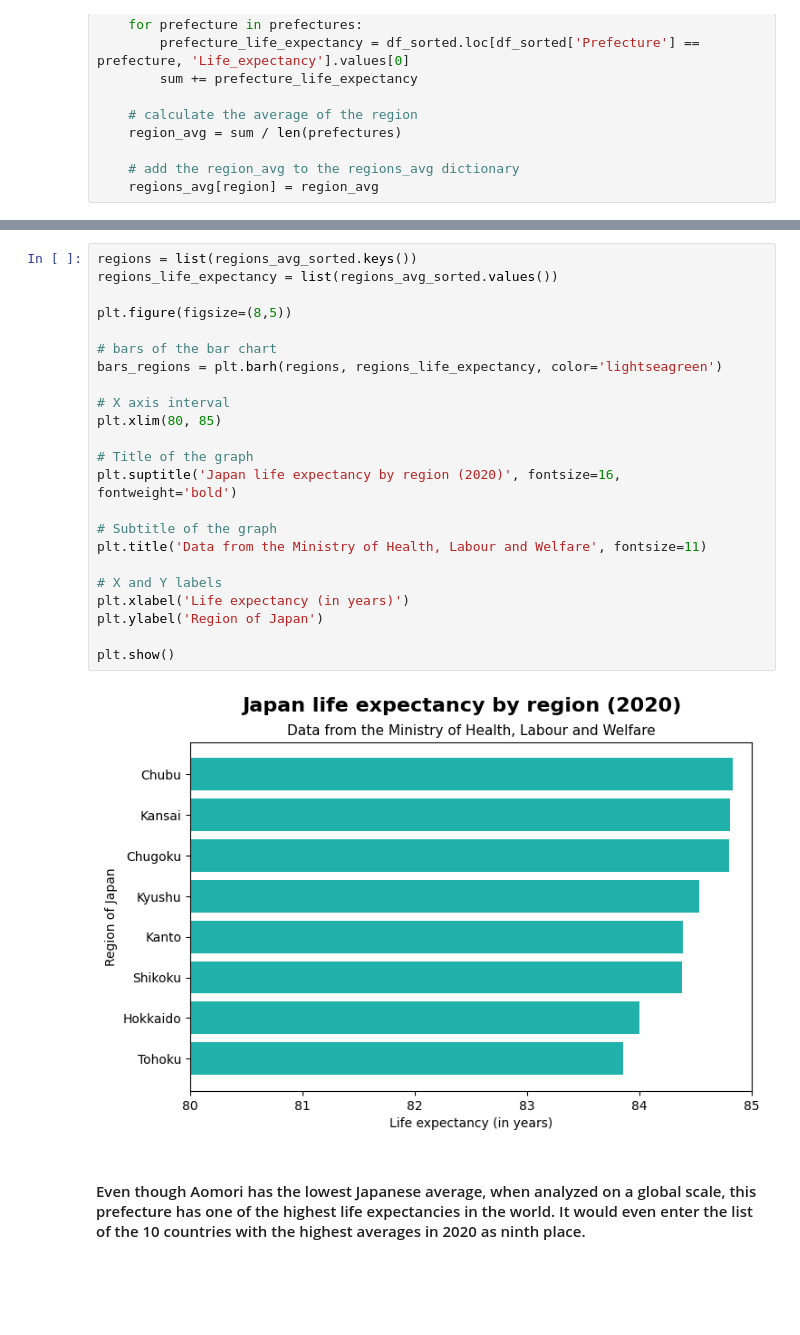
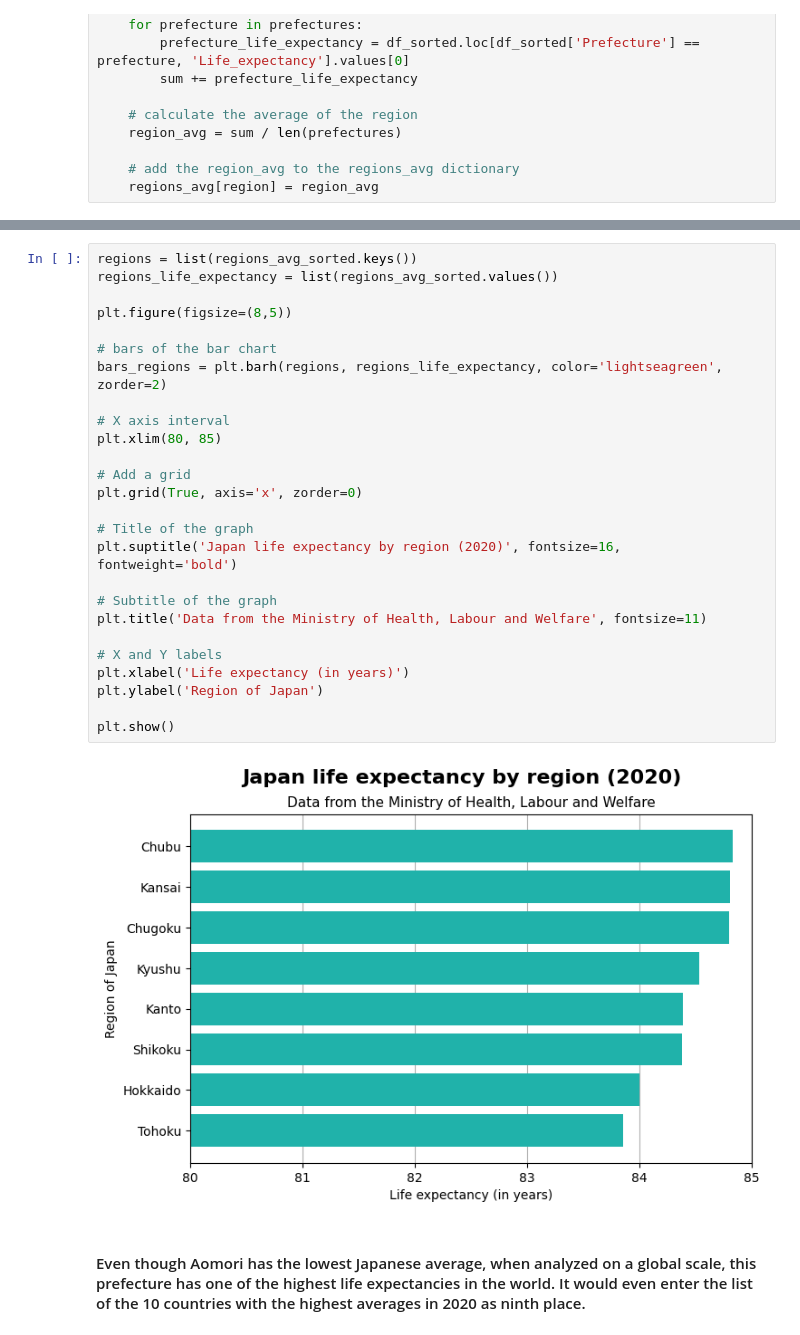
Before and after one commit to rafaseto/japan-life-expectancy, a Jupyter notebook: data_analysis.ipynb, the cells around one changed output, grey strips where cells are left out. Drawn from its saved outputs; the diff is of its cells as text; blank space fills up the shorter version.

Commit message:
add grid to 'Japan life expectancy by region (2020)'
Add a grid on the x axis of the bar chart 'Japan life expectancy by region (2020)'.

```diff
--- a/data_analysis.ipynb
+++ b/data_analysis.ipynb
@@ -89,28 +87,31 @@ regions_avg_sorted = dict(sorted(regions_avg.items(), key=lambda item: item[1]))
 # %%
 regions = list(regions_avg_sorted.keys())
 regions_life_expectancy = list(regions_avg_sorted.values())
 
 plt.figure(figsize=(8,5))
 
 # bars of the bar chart
-bars_regions = plt.barh(regions, regions_life_expectancy, color='lightseagreen')
+bars_regions = plt.barh(regions, regions_life_expectancy, color='lightseagreen', zorder=2)
 
 # X axis interval
 plt.xlim(80, 85)
+
+# Add a grid
+plt.grid(True, axis='x', zorder=0)
 
 # Title of the graph
 plt.suptitle('Japan life expectancy by region (2020)', fontsize=16, fontweight='bold')
 
 # Subtitle of the graph
 plt.title('Data from the Ministry of Health, Labour and Welfare', fontsize=11)
 
 # X and Y labels
 plt.xlabel('Life expectancy (in years)')
 plt.ylabel('Region of Japan')
 
 plt.show()
 # %% [output]
-[figure, old version]
+[figure, new version]
 # %% [markdown]
 #### Even though Aomori has the lowest Japanese average, when analyzed on a global scale, this prefecture has one of the highest life expectancies in the world. It would even enter the list of the 10 countries with the highest averages in 2020 as ninth place.
 # %%
```
Also changed, not shown: parts of 1 cell of this notebook.
